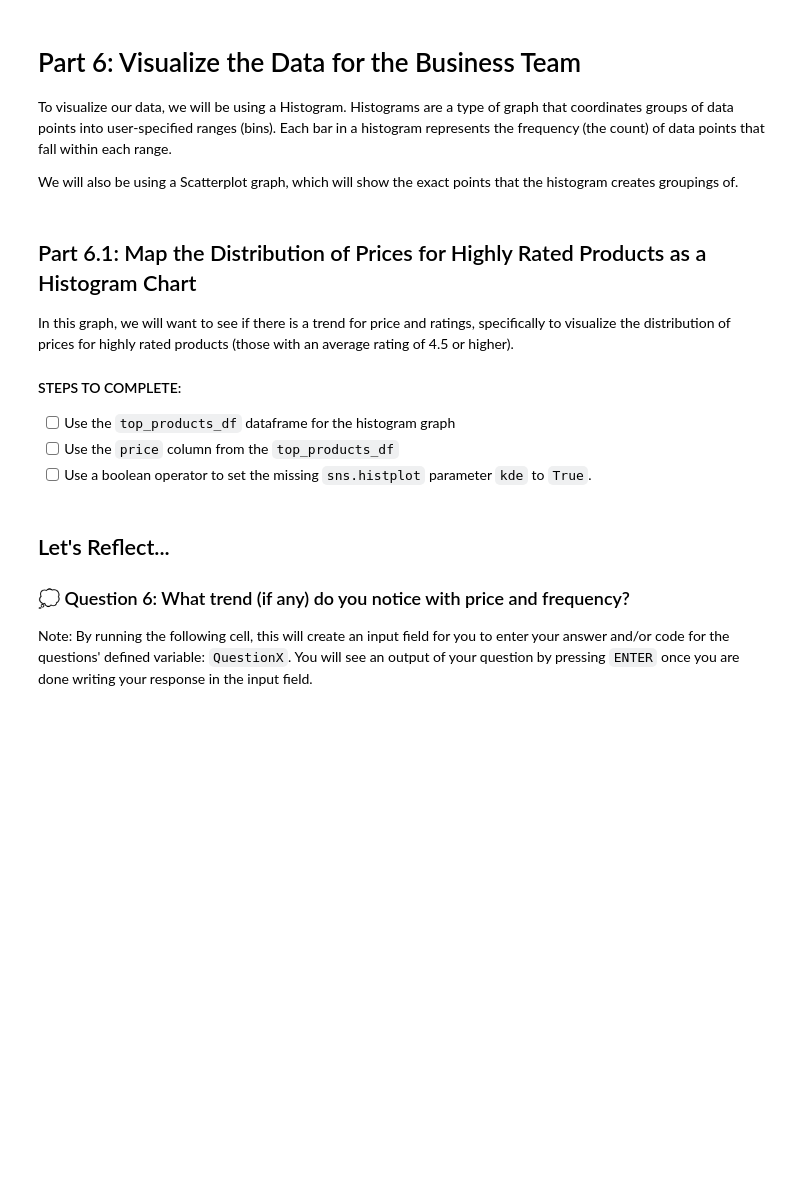
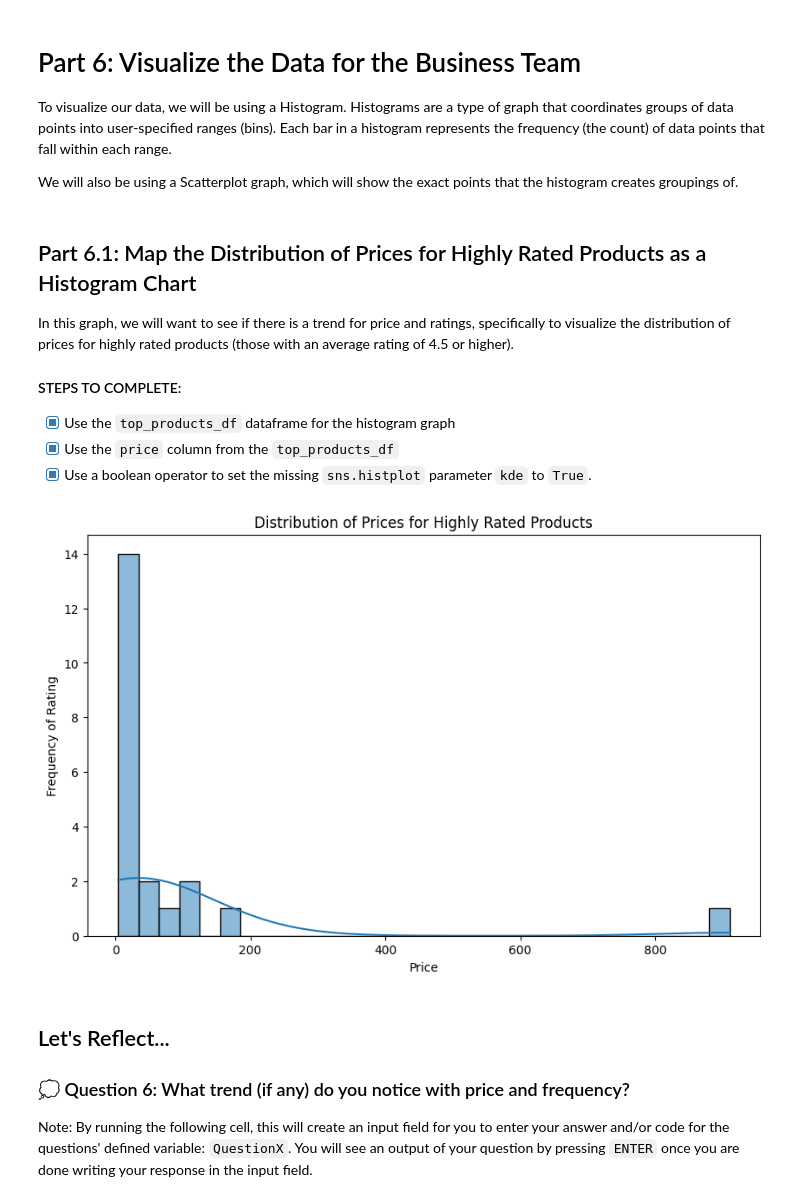
Before and after one commit to smmurdock/A-Data-Driven-Approach-to-AI-and-Python, a Jupyter notebook: solution/Udacity - PCEP Project.ipynb, the cells around one changed output. Drawn from its saved outputs; the diff is of its cells as text; code cells hidden in the pictures; blank space fills up the shorter version.

```diff
--- a/solution/Udacity - PCEP Project.ipynb
+++ b/solution/Udacity - PCEP Project.ipynb
@@ -812,24 +812,26 @@ We will also be using a Scatterplot graph, which will show the exact points that
 In this graph, we will want to see if there is a trend for price and ratings, specifically to visualize the distribution of prices for highly rated products (those with an average rating of 4.5 or higher).
 
 #### STEPS TO COMPLETE:
-- [ ] Use the `top_products_df` dataframe for the histogram graph
-- [ ] Use the `price` column from the `top_products_df`
-- [ ] Use a boolean operator to set the missing `sns.histplot` parameter `kde`  to `True`.
+- [X] Use the `top_products_df` dataframe for the histogram graph
+- [X] Use the `price` column from the `top_products_df`
+- [X] Use a boolean operator to set the missing `sns.histplot` parameter `kde`  to `True`.
 # %%
 import seaborn as sns
 import matplotlib.pyplot as plt
 
 # Distribution of Prices
 plt.figure(figsize=(10, 6))
 sns.histplot(
-    <---- YOUR CODE GOES HERE ---->['<---- YOUR CODE GOES HERE ---->'],
+    top_products_df['price'],
     bins=30,
-    kde=#<---- YOUR CODE GOES HERE ---->
+    kde=True
 )
 plt.title('Distribution of Prices for Highly Rated Products')
 plt.xlabel('Price')
 plt.ylabel('Frequency of Rating')
 plt.show()
+# %% [output]
+[figure, added]
 # %% [markdown]
 ## Let's Reflect...
 ### 💭 Question 6: What trend (if any) do you notice with price and frequency?
```
Also changed, not shown: parts of 16 cells of this notebook, 1 other file.
